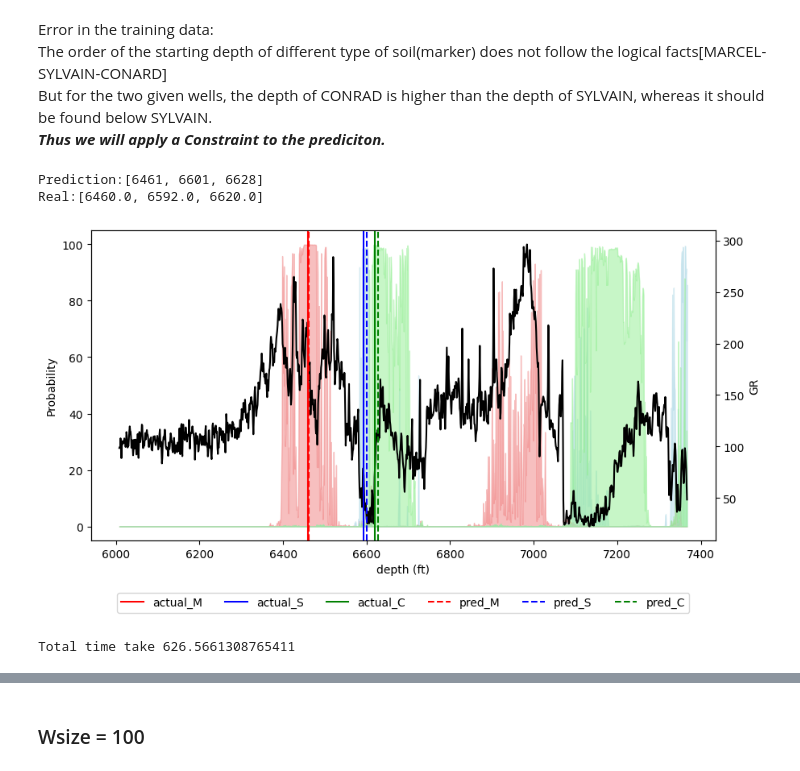
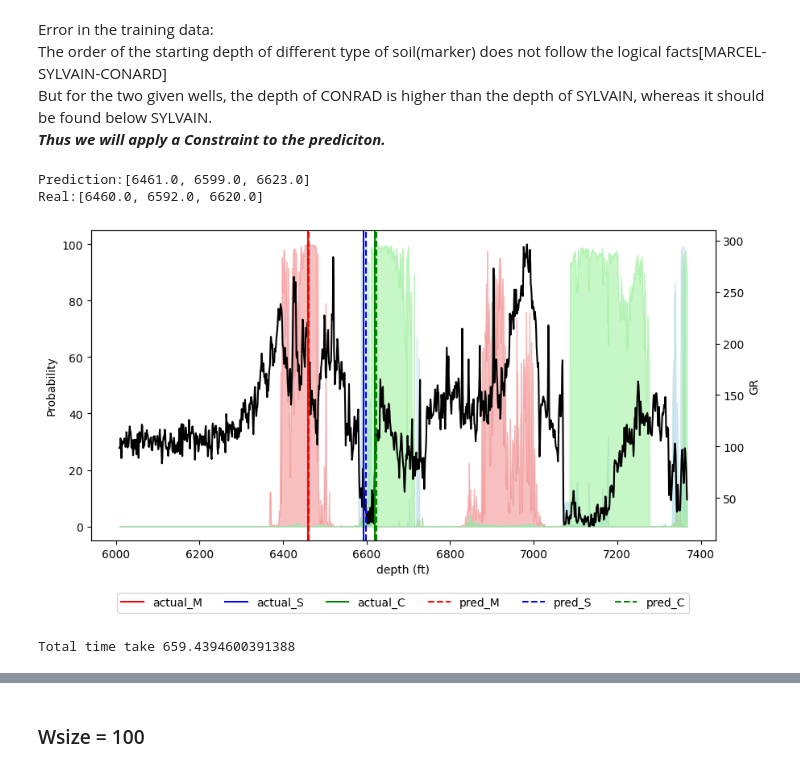
Before and after one commit to wyyccc0422/CRP_TimeSeriesClassification, a Jupyter notebook: Implementation_ROCKET.ipynb, the cells around one changed output, grey strips where cells are left out. Drawn from its saved outputs; the diff is of its cells as text; code cells hidden in the pictures.

Commit message:
New Constraint Prediction using Gaussian

```diff
--- a/Implementation_ROCKET.ipynb
+++ b/Implementation_ROCKET.ipynb
@@ -254,13 +219,15 @@ Please also refer to the documentation for alternative solver options:
 # %%
 # Example Testing with one well before start process prediciton on the entire testing dataset
 
+df_tops = df_tops[df_tops.index.isin(well_array[0][0])]
+
 wsize = 201 #adjust as needed
-well = 512325817
+well = 512322535
 input_variable=['GR']
-pred_column = ['None','Marcel', 'Sylvian', 'Conrad']
+pred_column = ['None','Marcel', 'Sylvain', 'Conrad']
 
 #Predict Marker Depth without Constraint
-pred_m, df_wm = get_markers_rocket_order(f_mean, f_std, df_test_log, well, pred_column, wsize, input_variable, rocket_faster, classifier_xgb, classifier, xgb = True)
+pred_m, df_wm = get_markers_rocket_order(f_mean, f_std, df_test_log, well, pred_column, wsize, input_variable, rocket_faster, classifier_xgb, classifier,xgb = True)
 
 td  = list(df_test_tops.loc[[well][0]])
 print(f'Prediction:{pred_m}')
@@ -275,21 +244,29 @@ But for the two given wells, the depth of CONRAD is higher than the depth of SYL
 ***Thus we will apply a Constraint to the prediciton.***
 # %%
 #Predict Marker Depth with Constraint
-pred_m, df_wm = get_markers_rocket_order_with_constraints(f_mean, f_std, df_test_log, well, pred_column, wsize, input_variable, rocket_faster, classifier_xgb, classifier, xgb = True)
+pred_m, df_wm = get_markers_rocket_order_with_constraint(f_mean, f_std,df_tops, df_test_log, well, pred_column, wsize, input_variable,
+                                             s2s = False,
+                                             model = None,
+                                             xgb = True,
+                                             rocket = rocket_faster,
+                                             classifier_xgb = classifier_xgb,
+                                             classifier = classifier,
+                                             alpha=0.5,
+                                             confidence_level=0.96)
 print(f'Prediction:{pred_m}')
 print(f'Real:{td}')
 plot_pred_distribution(td, pred_m, df_wm)
 # %% [output]
-Prediction:[6461, 6601, 6628]
+Prediction:[6461.0, 6599.0, 6623.0]
 Real:[6460.0, 6592.0, 6620.0]
-[figure, old version]
+[figure, new version]
 # %%
 #Predict ALL WITHOUT CONSTRAINTS
 #create the predicted_tops for all well, by looping trough the list
 start = time.time()
 wsize = 201
 input_variable=['GR']
-pred_column = ['None','Marcel', 'Sylvian', 'Conrad']
+pred_column = ['None','Marcel', 'Sylvain', 'Conrad']
 df_tops_pred = pd.DataFrame(pd.DataFrame(columns = ['wellName','MARCEL', 'SYLVAIN', 'CONRAD']))
 
 for well in df_test_tops.index:
@@ -308,7 +285,7 @@ df_tops_pred = df_tops_pred.sort_values(by = ['wellName']).reset_index().drop(['
 df_tops_pred = df_tops_pred.set_index('wellName')
 #df_tops_pred.head()
 # %% [output]
-Total time take 626.5661308765411
+Total time take 659.4394600391388
 # %%
 #call the evaluate function
 tr = [20, 15, 10, 5]
```
Also changed, not shown: parts of 11 cells of this notebook, 12 other files.
